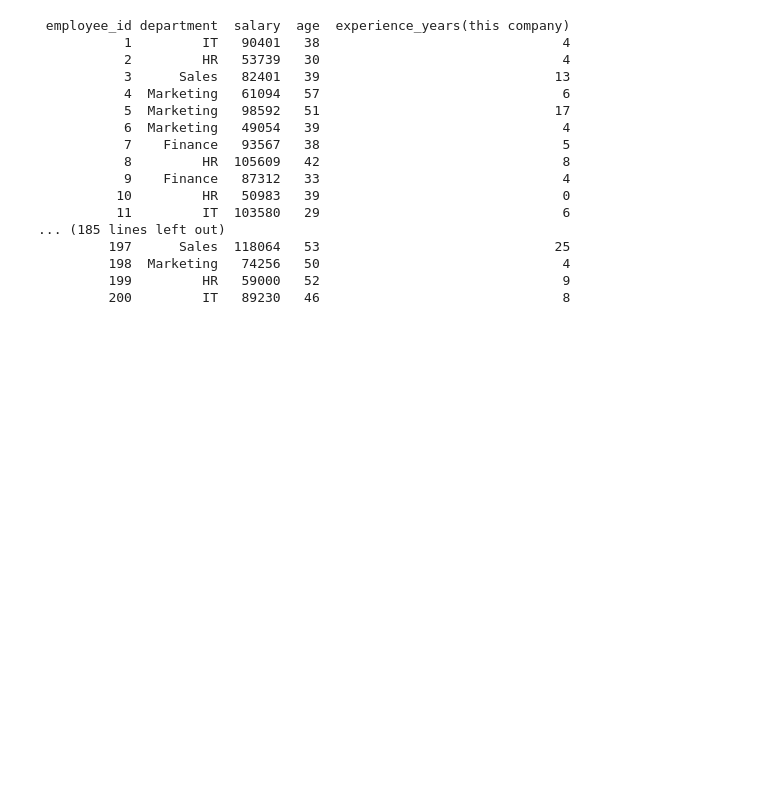
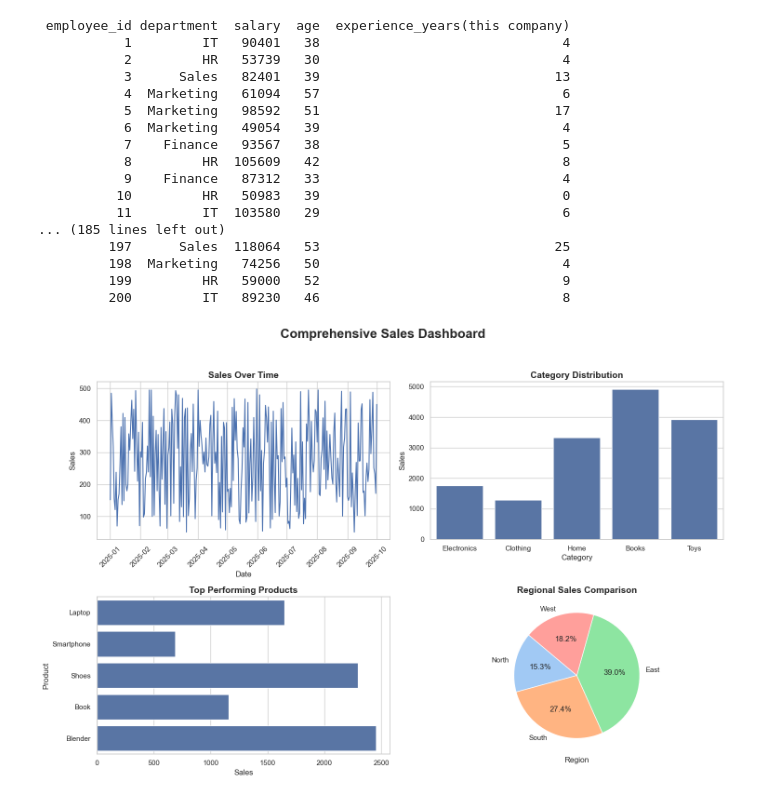
Before and after one commit to Idle-del/Matplotlib_Seaborn-Ai_BootCamp-, a Jupyter notebook: matplotlib.ipynb, the cells around one changed output. Saved outputs shown, nothing was run; the diff lists cells and outputs as text; code cells hidden in the pictures; blank space fills up the shorter version.

Commit message:
Created sales dashboard

```diff
--- a/matplotlib.ipynb
+++ b/matplotlib.ipynb
@@ -67,3 +67,65 @@ print(employees_df.to_string(index=False))
          198  Marketing   74256   50                               4
          199         HR   59000   52                               9
          200         IT   89230   46                               8
+# %%
+import matplotlib.pyplot as plt
+
+plt.rcParams['figure.figsize'] = (10, 6)
+plt.rcParams['font.size'] = 12
+plt.rcParams['axes.grid'] = True
+plt.rcParams['grid.alpha'] = 0.3
+# %%
+## Assignment 1: Create a multi panel dashboard
+import seaborn as sns
+
+sns.set(style="whitegrid")
+
+np.random.seed(42)
+
+# sales over time
+dates = pd.date_range(start='2025-01-01', end='2025-10-01', freq='D')
+sales_over_time = np.random.randint(50, 500, size=len(dates))
+
+# categories distribution
+categories = ['Electronics', 'Clothing', 'Home', 'Books', 'Toys']
+category_sales = np.random.randint(1000, 5000, size=len(categories))
+
+# regional comparison
+regions = ['North', 'South', 'East', 'West']
+regional_sales = np.random.randint(2000, 7000, size=len(regions))
+
+# top performing products
+products = ['Laptop', 'Smartphone', 'Shoes', 'Book', 'Blender']
+product_sales = np.random.randint(500, 3000, size=len(products))
+
+fig, axes = plt.subplots(2, 2, figsize=(15, 10))
+fig.suptitle('Comprehensive Sales Dashboard', fontsize=20, fontweight='bold')
+
+## Sales Over Time
+sns.lineplot(x=dates, y=sales_over_time, ax=axes[0,0], color='b')
+axes[0,0].set_title('Sales Over Time', fontsize=14, fontweight='bold')
+axes[0,0].set_xlabel('Date')
+axes[0,0].set_ylabel('Sales')
+axes[0,0].tick_params(axis='x', rotation=45)
+
+## Categories Distribution
+sns.barplot(x=categories, y=category_sales, ax=axes[0,1])
+axes[0,1].set_title('Category Distribution', fontsize=14, fontweight='bold')
+axes[0,1].set_xlabel('Category')
+axes[0,1].set_ylabel('Sales')
+
+## Top Performing Products
+sns.barplot(y=products, x=product_sales, ax=axes[1,0])
+axes[1,0].set_title('Top Performing Products', fontsize=14, fontweight='bold')
+axes[1,0].set_xlabel('Sales')
+axes[1,0].set_ylabel('Product')
+
+## Regional Sales Comparison
+axes[1,1].pie(regional_sales, labels=regions, autopct='%1.1f%%', startangle=140, colors=sns.color_palette('pastel'))
+axes[1,1].set_title('Regional Sales Comparison', fontsize=14, fontweight='bold')
+axes[1,1].set_xlabel('Region')
+
+plt.tight_layout(rect=[0, 0, 1, 0.95])
+plt.show()
+# %% [output]
+[figure, added]
```
